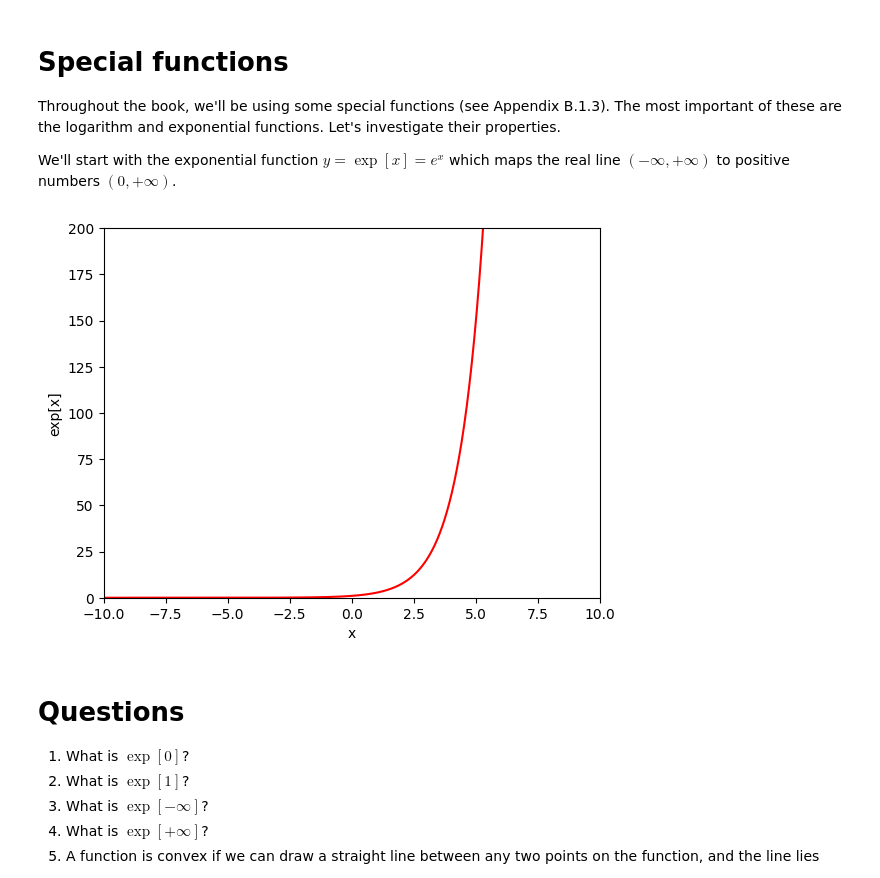
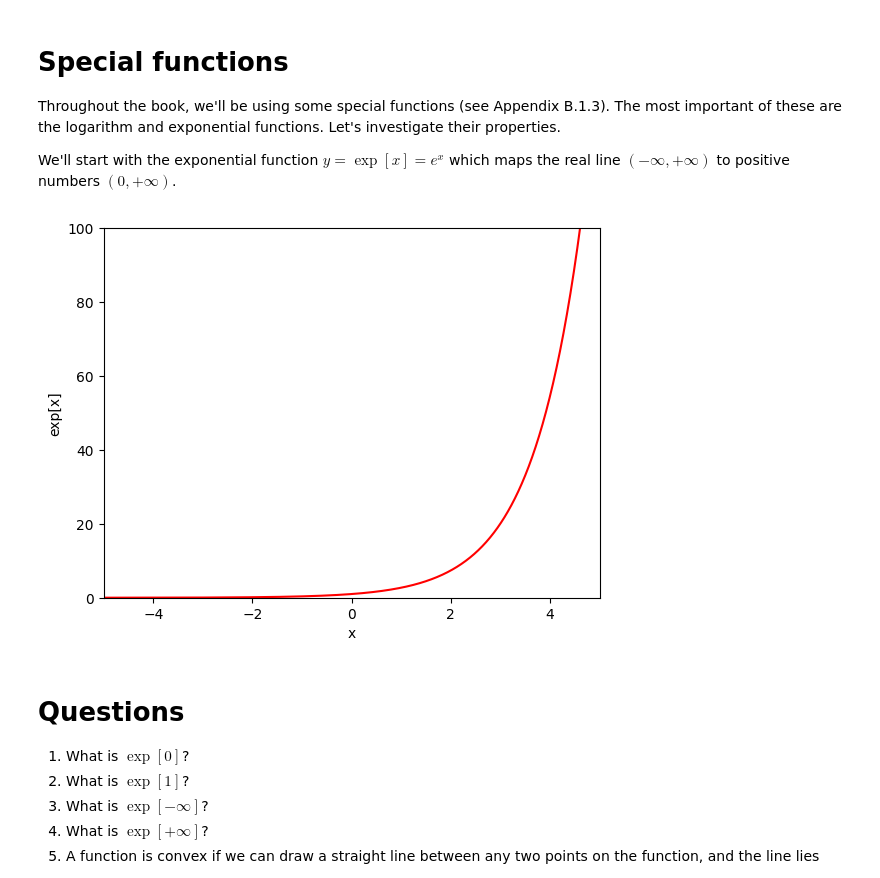
Before and after one commit to nguille0307/n8n-guille, a Jupyter notebook: Notebooks/Chap01/1_1_BackgroundMathematics.ipynb, the cells around one changed output. Drawn from its saved outputs; the diff is of its cells as text; code cells hidden in the pictures.

```diff
--- a/Notebooks/Chap01/1_1_BackgroundMathematics.ipynb
+++ b/Notebooks/Chap01/1_1_BackgroundMathematics.ipynb
@@ -206,18 +178,18 @@ We'll start with the exponential function $y=\exp[x]=e^x$ which maps the real li
 # %%
 # Draw the exponential function
 
 # Define an array of x values from -5 to 5 with increments of 0.01
-x = np.arange(-10.0,10.0, 0.02)
+x = np.arange(-5.0,5.0, 0.01)
 y = np.exp(x) ;
 
 # Plot this function
 fig, ax = plt.subplots()
 ax.plot(x,y,'r-')
-ax.set_ylim([0,200]);ax.set_xlim([-10,10])
+ax.set_ylim([0,100]);ax.set_xlim([-5,5])
 ax.set_xlabel('x'); ax.set_ylabel('exp[x]')
 plt.show()
 # %% [output]
-[figure, old version]
+[figure, new version]
 # %% [markdown]
 # Questions
 
```
Also changed, not shown: parts of 9 cells of this notebook.
